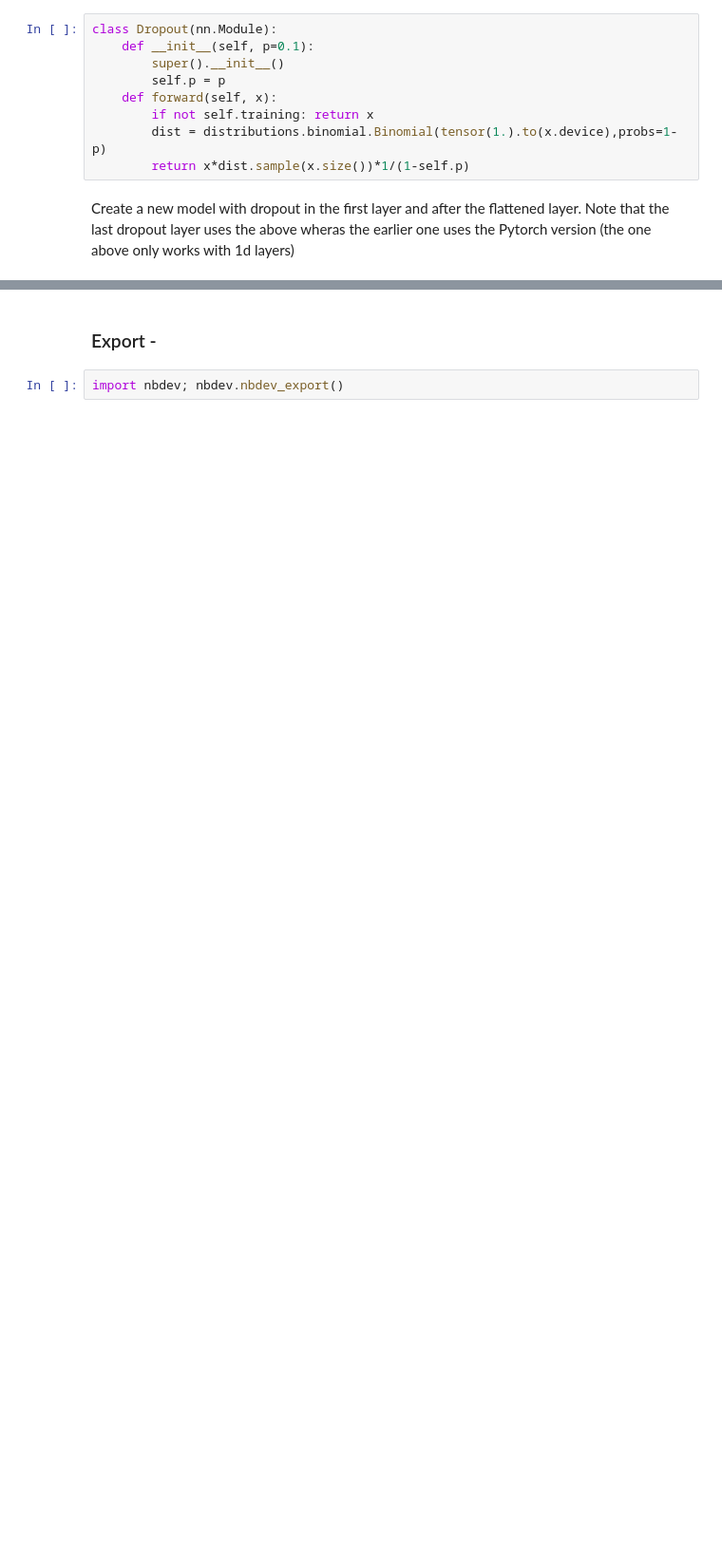
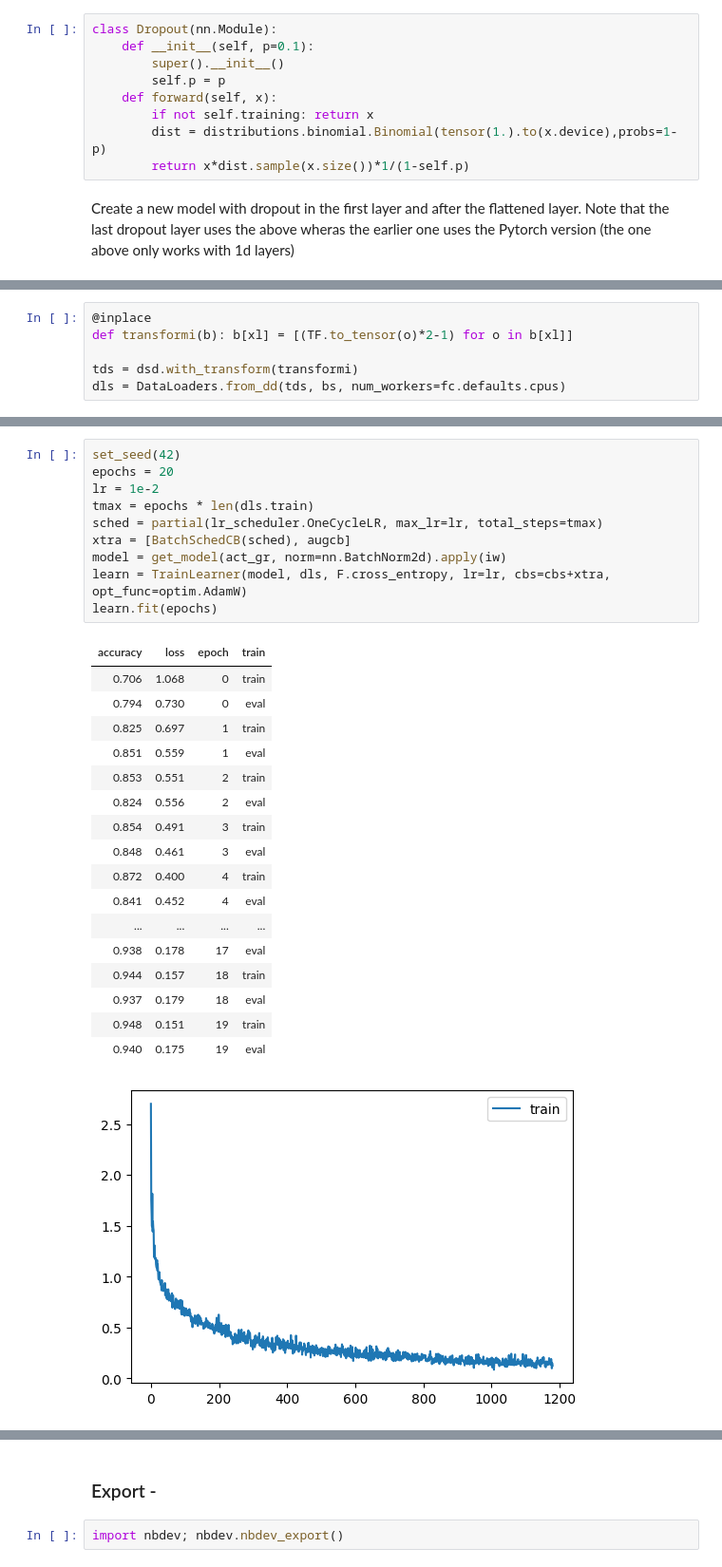
Before and after one commit to fromLittleAcorns/fastai-course-22p, a Jupyter notebook: nbs/14_augment.ipynb, the cells around one changed output, grey strips where cells are left out. Shown at 95% size. Drawn from its saved outputs; the diff is of its cells as text; blank space fills up the shorter version.

```diff
--- a/nbs/14_augment.ipynb
+++ b/nbs/14_augment.ipynb
@@ -752,0 +748,6 @@ learn.fit(epochs)
+# %%
+@inplace
+def transformi(b): b[xl] = [(TF.to_tensor(o)*2-1) for o in b[xl]]
+
+tds = dsd.with_transform(transformi)
+dls = DataLoaders.from_dd(tds, bs, num_workers=fc.defaults.cpus)
@@ -752,0 +760,29 @@ learn.fit(epochs)
+# %%
+set_seed(42)
+epochs = 20
+lr = 1e-2
+tmax = epochs * len(dls.train)
+sched = partial(lr_scheduler.OneCycleLR, max_lr=lr, total_steps=tmax)
+xtra = [BatchSchedCB(sched), augcb]
+model = get_model(act_gr, norm=nn.BatchNorm2d).apply(iw)
+learn = TrainLearner(model, dls, F.cross_entropy, lr=lr, cbs=cbs+xtra, opt_func=optim.AdamW)
+learn.fit(epochs)
+# %% [output]
+| accuracy | loss | epoch | train |
+| 0.706 | 1.068 | 0 | train |
+| 0.794 | 0.730 | 0 | eval |
+| 0.825 | 0.697 | 1 | train |
+| 0.851 | 0.559 | 1 | eval |
+| 0.853 | 0.551 | 2 | train |
+| 0.824 | 0.556 | 2 | eval |
+| 0.854 | 0.491 | 3 | train |
+| 0.848 | 0.461 | 3 | eval |
+| 0.872 | 0.400 | 4 | train |
+| 0.841 | 0.452 | 4 | eval |
+| ... | ... | ... | ... |
+| 0.938 | 0.178 | 17 | eval |
+| 0.944 | 0.157 | 18 | train |
+| 0.937 | 0.179 | 18 | eval |
+| 0.948 | 0.151 | 19 | train |
+| 0.940 | 0.175 | 19 | eval |
+[figure, added]
```
Also changed, not shown: parts of 25 cells of this notebook, 4 other files.
